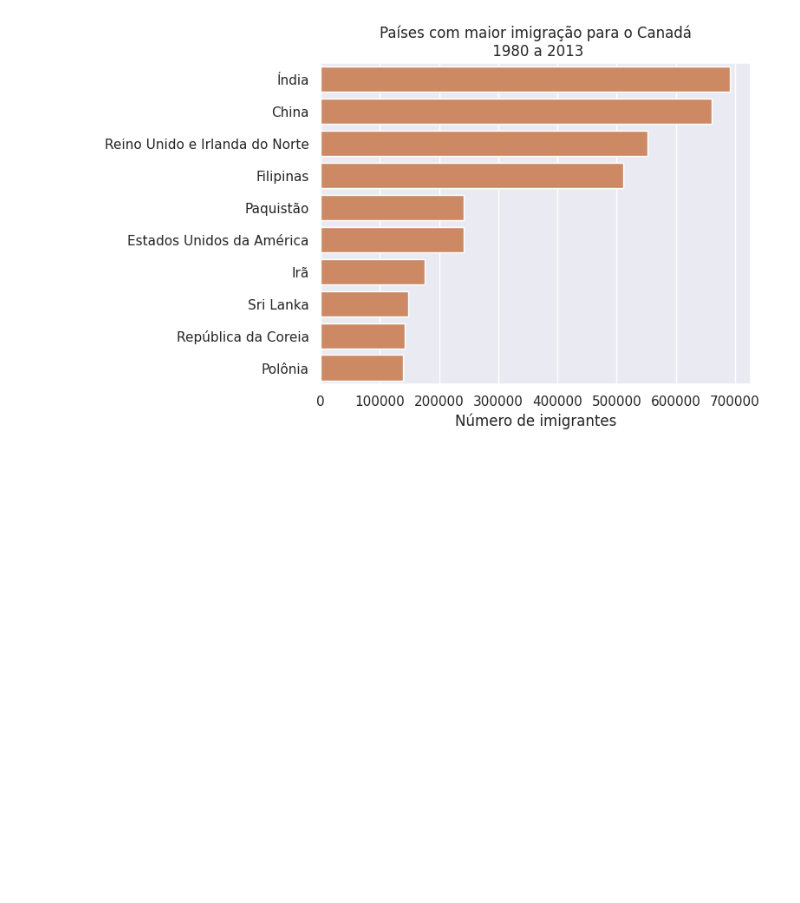
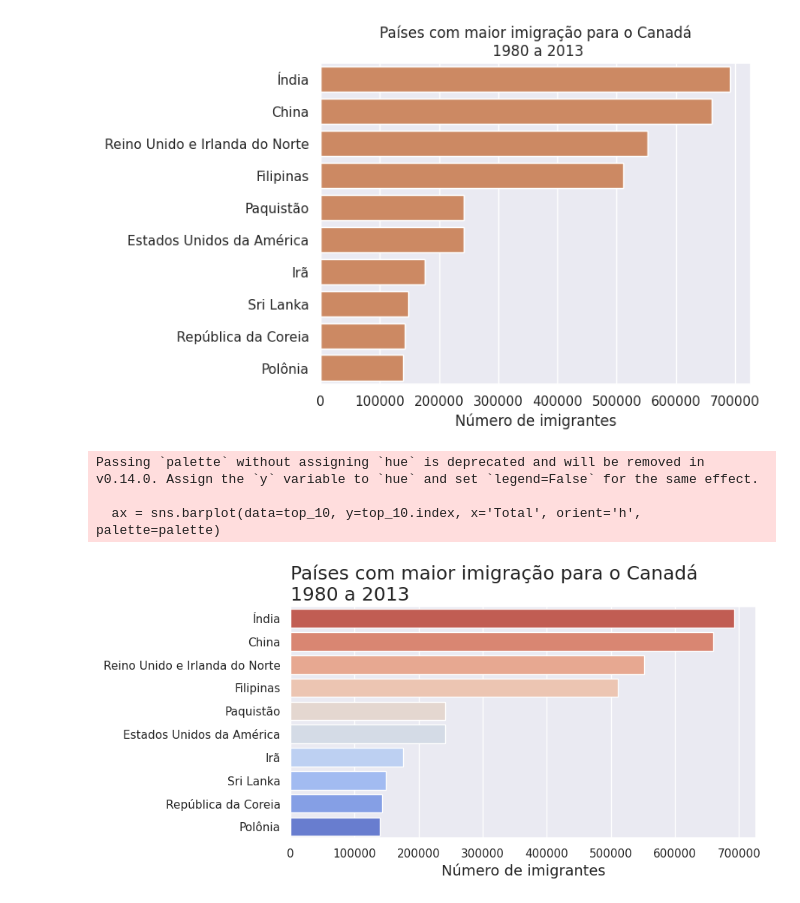
Before and after one commit to VilmarJNR/imigracao-america, a Jupyter notebook: migracao.ipynb, the cells around one changed output. Drawn from its saved outputs; the diff is of its cells as text; code cells hidden in the pictures; blank space fills up the shorter version.

Commit message:
Criando Função para testar paletas de cores dos gráficos

```diff
--- a/migracao.ipynb
+++ b/migracao.ipynb
@@ -306,3 +306,20 @@ ax.set(title = 'Países com maior imigração para o Canadá\n 1980 a 2013',
 plt.show()
 # %% [output]
 [figure]
+# %%
+#funcao que testa as paletas de cores para os graficos
+def gerar_grafico_paleta(palette):
+  fig, ax = plt.subplots(figsize=(8, 4))
+  ax = sns.barplot(data=top_10, y=top_10.index, x='Total', orient='h', palette=palette)
+  ax.set_title('Países com maior imigração para o Canadá\n1980 a 2013', loc='left', fontsize= 18)
+  ax.set_xlabel('Número de imigrantes', fontsize=14)
+  ax.set_ylabel('')
+
+  plt.show()
+# %%
+gerar_grafico_paleta('coolwarm_r')
+# %% [output]
+Passing `palette` without assigning `hue` is deprecated and will be removed in v0.14.0. Assign the `y` variable to `hue` and set `legend=False` for the same effect.
+
+  ax = sns.barplot(data=top_10, y=top_10.index, x='Total', orient='h', palette=palette)
+[figure, added]
```
